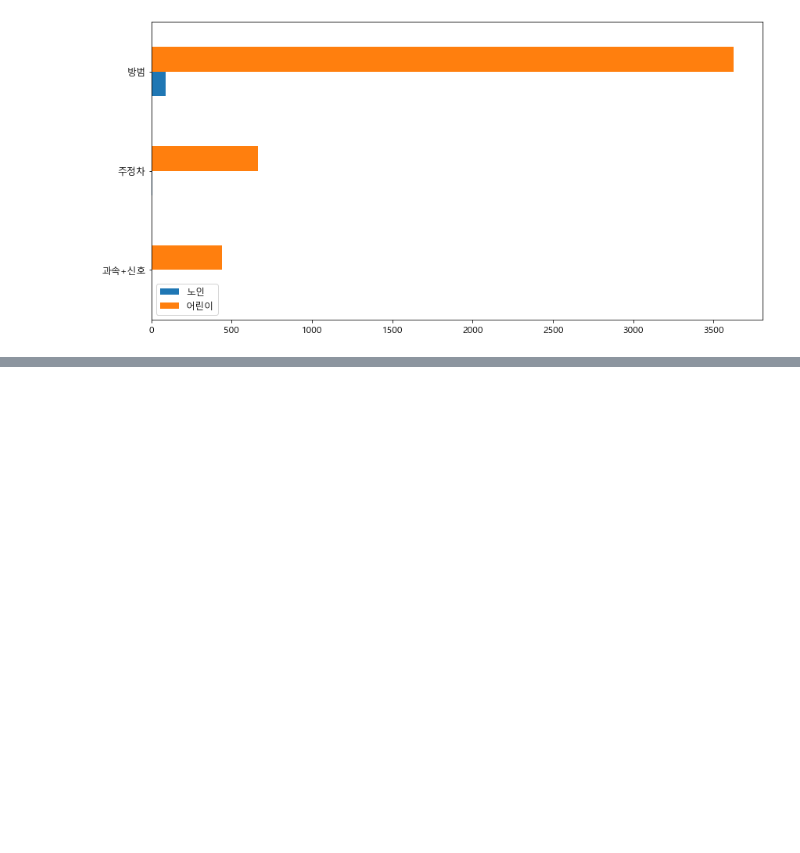
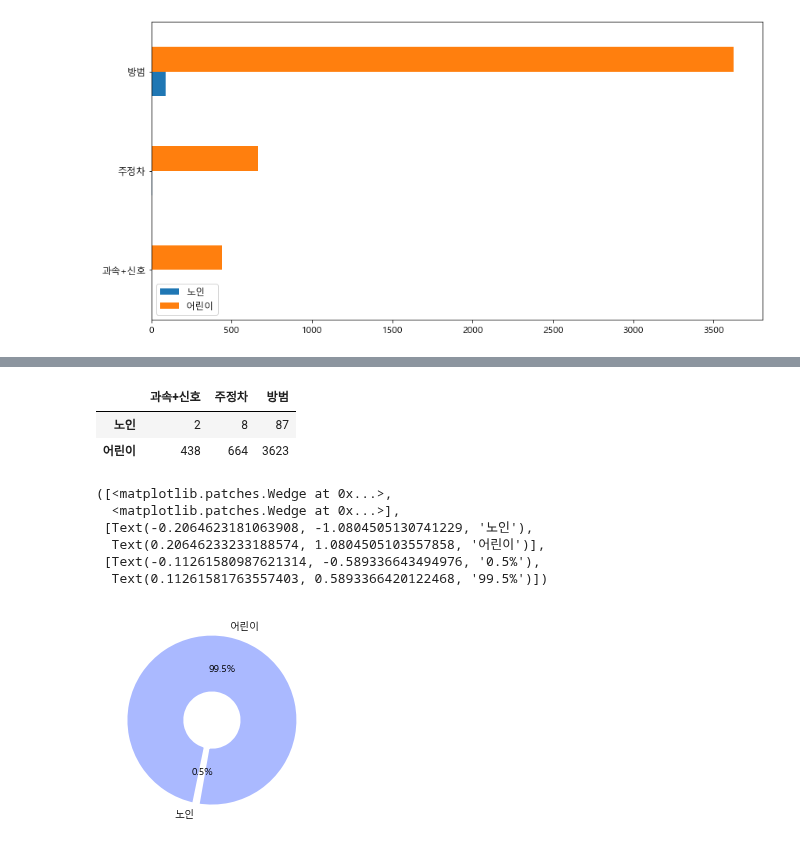
Before and after one commit to y7y1h13/StatisticsAnal, a Jupyter notebook: newPan/프로젝트/단속카메라.ipynb, the cells around one changed output, grey strips where cells are left out. Drawn from its saved outputs; the diff is of its cells as text; code cells hidden in the pictures; blank space fills up the shorter version.

```diff
--- a/newPan/프로젝트/단속카메라.ipynb
+++ b/newPan/프로젝트/단속카메라.ipynb
@@ -467,0 +457,18 @@ ax = all.plot(kind='barh')
+# %%
+all
+# %% [output]
+|  | 과속+신호 | 주정차 | 방범 |
+| 노인 | 2 | 8 | 87 |
+| 어린이 | 438 | 664 | 3623 |
+# %%
+colors = ['#FF73BE', '#AAB9FF']
+wedgeprops={'width': 0.7, 'edgecolor': 'w', 'linewidth': 5}
+plt.pie(all['과속+신호'],labels=all.index,autopct='%.1f%%', startangle=260, counterclock=False, colors=colors, wedgeprops=wedgeprops)
+# %% [output]
+([<matplotlib.patches.Wedge at 0x...>,
+  <matplotlib.patches.Wedge at 0x...>],
+ [Text(-0.2064623181063908, -1.0804505130741229, '노인'),
+  Text(0.20646233233188574, 1.0804505103557858, '어린이')],
+ [Text(-0.11261580987621314, -0.589336643494976, '0.5%'),
+  Text(0.11261581763557403, 0.5893366420122468, '99.5%')])
+[figure, added]
```
Also changed, not shown: parts of 13 cells of this notebook, 3 other files.
